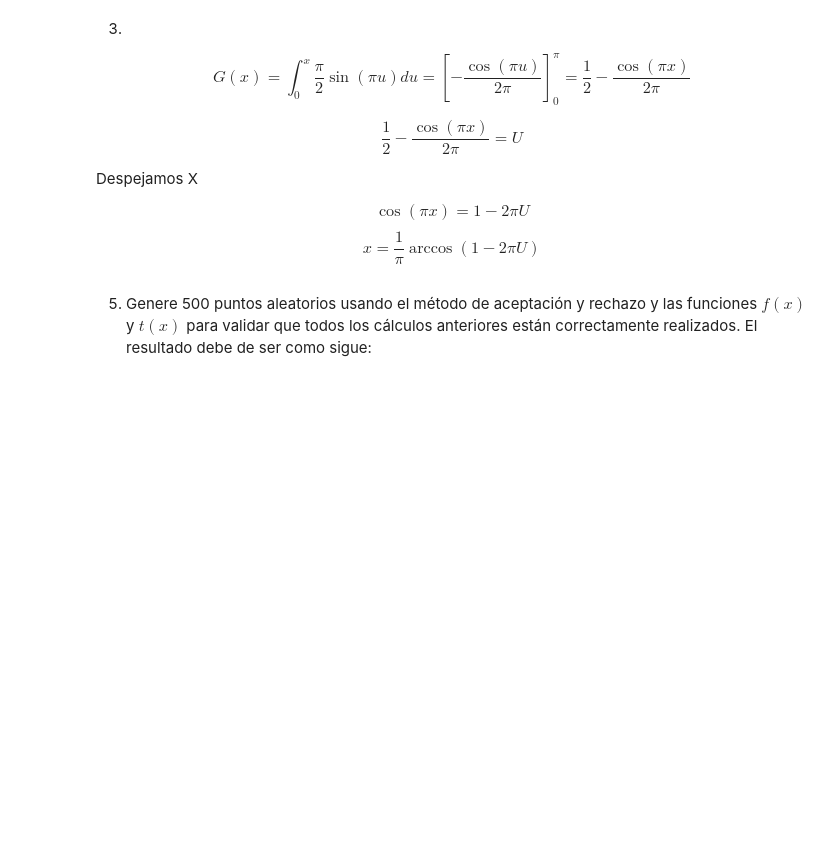
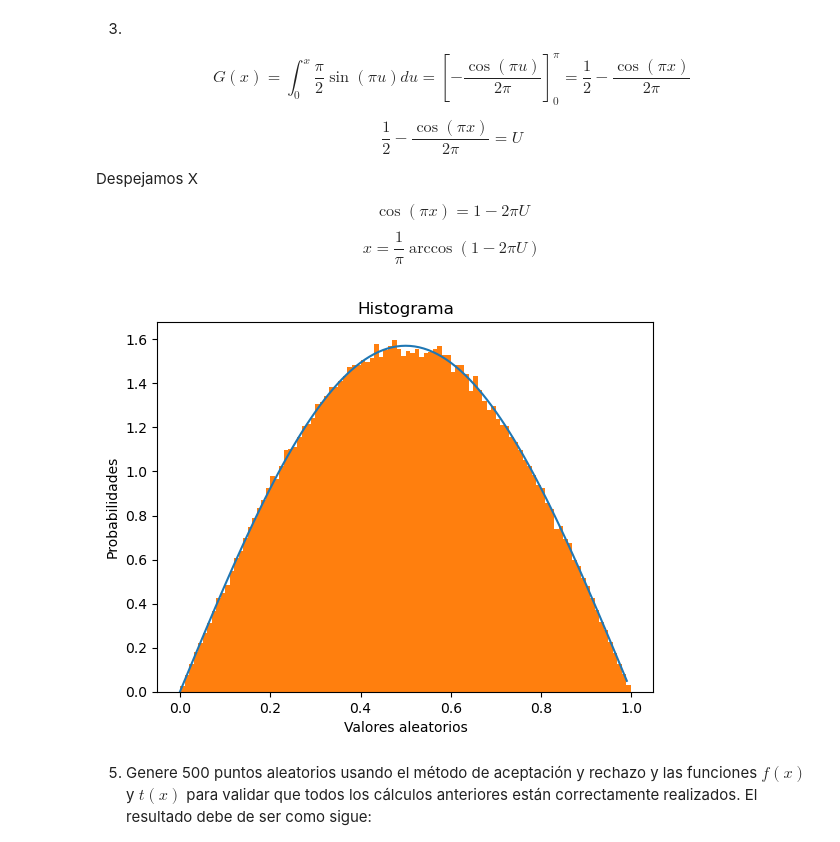
Before and after one commit to MarianaVal06/ProyectoConjunto_MValenzuela_MValdez, a Jupyter notebook: ProyectoConjunto_MValenzuela_MValadez.ipynb, the cells around one changed output. Drawn from its saved outputs; the diff is of its cells as text; code cells hidden in the pictures; blank space fills up the shorter version.

```diff
--- a/ProyectoConjunto_MValenzuela_MValadez.ipynb
+++ b/ProyectoConjunto_MValenzuela_MValadez.ipynb
@@ -137,20 +137,22 @@ Despejamos X
 
 $$\cos(\pi x )  = 1-2\pi U $$
 $$x = \frac{1}{\pi}\arccos(1-2\pi U)$$
+# %%
+def distribucion(N):
+    return ((1/np.pi)*np.arccos(-2*np.pi*(np.random.random(N)-(1/(2*np.pi)))))
 # %%
-#4
-def distribucion(N):
-    return ((1/np.pi)*np.arccos(1-2*np.pi*np.random.random(N))
-N=10000
+N=10**6
 g= lambda g:((np.sin(np.pi*x)/(2/np.pi)))
 x= np.arange(0,1,.01)
 x1= distribucion(N)
 plt.plot(x,g(x),label="g(x)")
 plt.hist(x1,100,density=True)
-plt.xlabel("valores aleatorios")
+plt.xlabel("Valores aleatorios")
 plt.ylabel("Probabilidades")
 plt.title("Histograma")
 plt.show()
+# %% [output]
+[figure, added]
 # %% [markdown]
 5. Genere 500 puntos aleatorios usando el método de aceptación y rechazo y las funciones $f(x)$ y $t(x)$ para validar que todos los cálculos anteriores están correctamente realizados. El resultado debe de ser como sigue:
 ![image.png](attachment:image.png)
```
Also changed, not shown: parts of 2 cells of this notebook.
